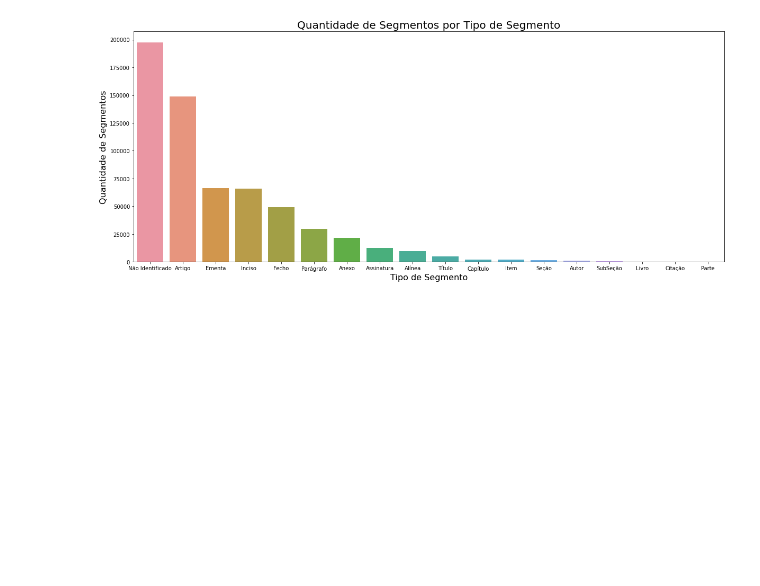
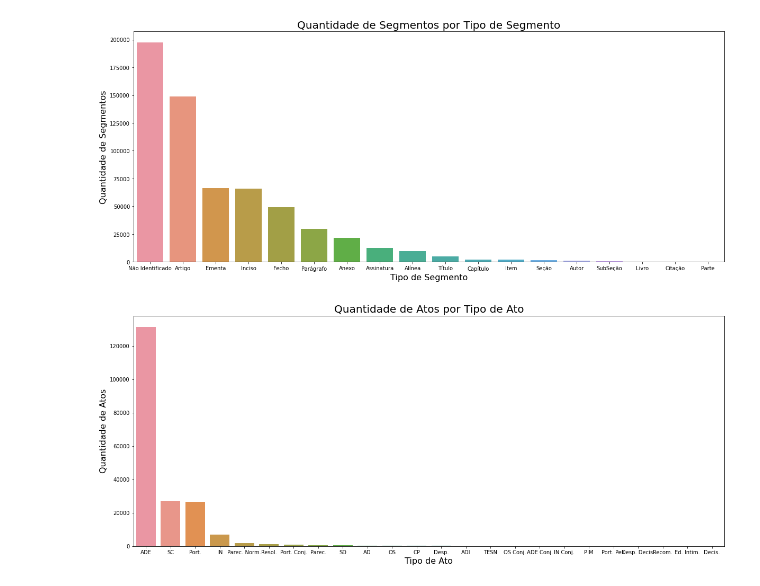
Before and after one commit to correialc/saan, a Jupyter notebook: analise-exploratoria.ipynb, the cells around one changed output. Cells and saved outputs as stored; diff of their text form; code cells hidden in the pictures; blank space fills up the shorter version.

```diff
--- a/analise-exploratoria.ipynb
+++ b/analise-exploratoria.ipynb
@@ -72,0 +77,9 @@ atos_com_segmentos_nao_identificados = dados_segmentos[dados_segmentos['tipo_seg
+# %%
+fig = plt.figure(figsize=(20,8))
+ax = sns.barplot(x='tipo_ato', y='quantidade_atos', data=qtd_atos_com_tipo_na)
+ax.set_title('Quantidade de Atos por Tipo de Ato', fontsize=20)
+ax.set_ylabel('Quantidade de Atos', fontsize=16)
+ax.set_xlabel('Tipo de Ato', fontsize=16)
+plt.show()
+# %% [output]
+[figure, added]
```
Also changed, not shown: parts of 18 cells of this notebook.
